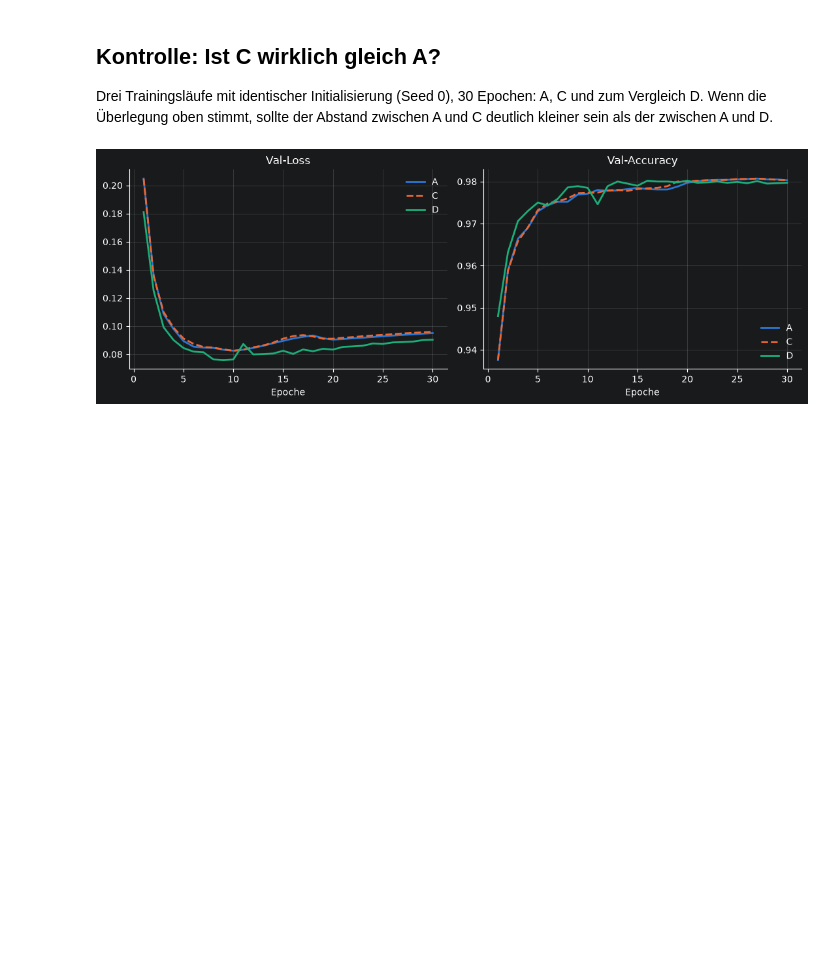
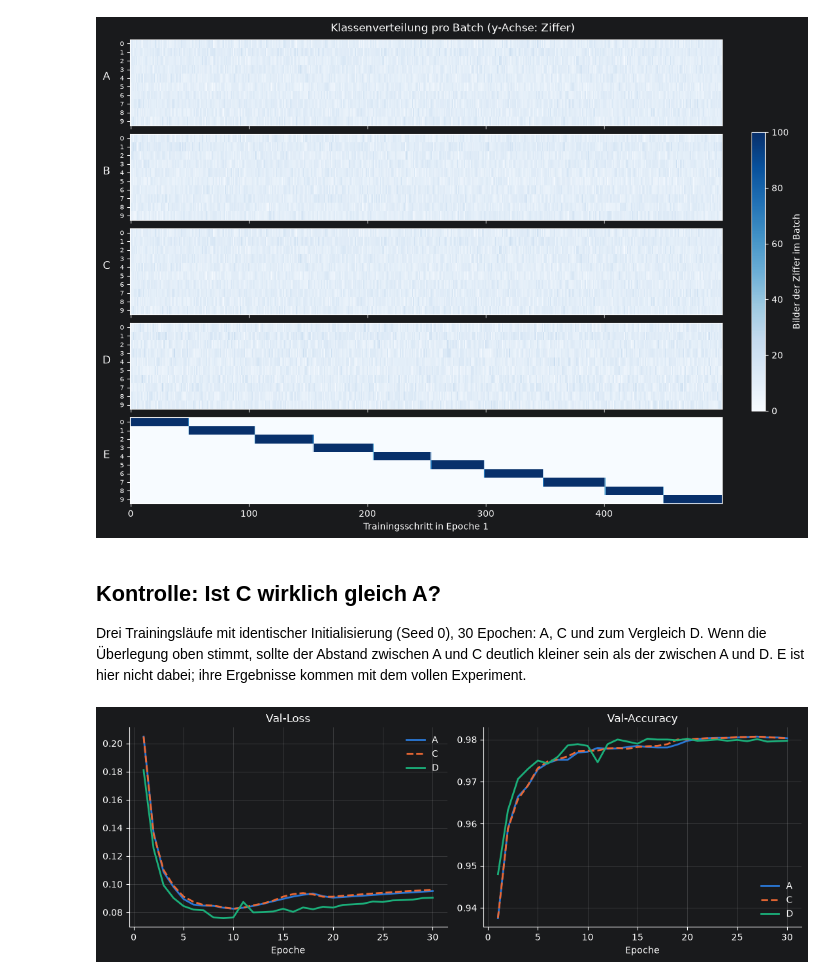
Before and after one commit to dariandieck/ml-shuffling-regularization, a Jupyter notebook: notebooks/02_shuffling_variants.ipynb, the cells around one changed output. Drawn from its saved outputs; the diff is of its cells as text; code cells hidden in the pictures; blank space fills up the shorter version.

```diff
--- a/notebooks/02_shuffling_variants.ipynb
+++ b/notebooks/02_shuffling_variants.ipynb
@@ -110,5 +143,19 @@ Erwartung: A überall 1. B erhält alle Batches, aber kaum einer steht an dersel
+# %%
+fig, axes = plt.subplots(len(orders), 1, figsize=(11, 8), sharex=True, layout="constrained")
+for ax, (name, order) in zip(axes, orders.items()):
+    counts = F.one_hot(labels[order], num_classes=10).sum(dim=1).T
+    image = ax.imshow(counts, aspect="auto", cmap="Blues", vmin=0, vmax=batch_size, interpolation="nearest")
+    ax.set_yticks(range(10))
+    ax.set_ylabel(name, rotation=0, labelpad=15, fontsize=12)
+    ax.tick_params(axis="y", labelsize=7)
+axes[-1].set_xlabel("Trainingsschritt in Epoche 1")
+fig.colorbar(image, ax=axes, label="Bilder der Ziffer im Batch", shrink=0.6)
+fig.suptitle("Klassenverteilung pro Batch (y-Achse: Ziffer)")
+plt.show()
+# %% [output]
+[figure, added]
 # %% [markdown]
 ## Kontrolle: Ist C wirklich gleich A?
 
-Drei Trainingsläufe mit identischer Initialisierung (Seed 0), 30 Epochen: A, C und zum Vergleich D. Wenn die Überlegung oben stimmt, sollte der Abstand zwischen A und C deutlich kleiner sein als der zwischen A und D.
+Drei Trainingsläufe mit identischer Initialisierung (Seed 0), 30 Epochen: A, C und zum Vergleich D. Wenn die Überlegung oben stimmt, sollte der Abstand zwischen A und C deutlich kleiner sein als der zwischen A und D. E ist hier nicht dabei; ihre Ergebnisse kommen mit dem vollen Experiment.
 # %%
```
Also changed, not shown: parts of 13 cells of this notebook, 2 other files.
